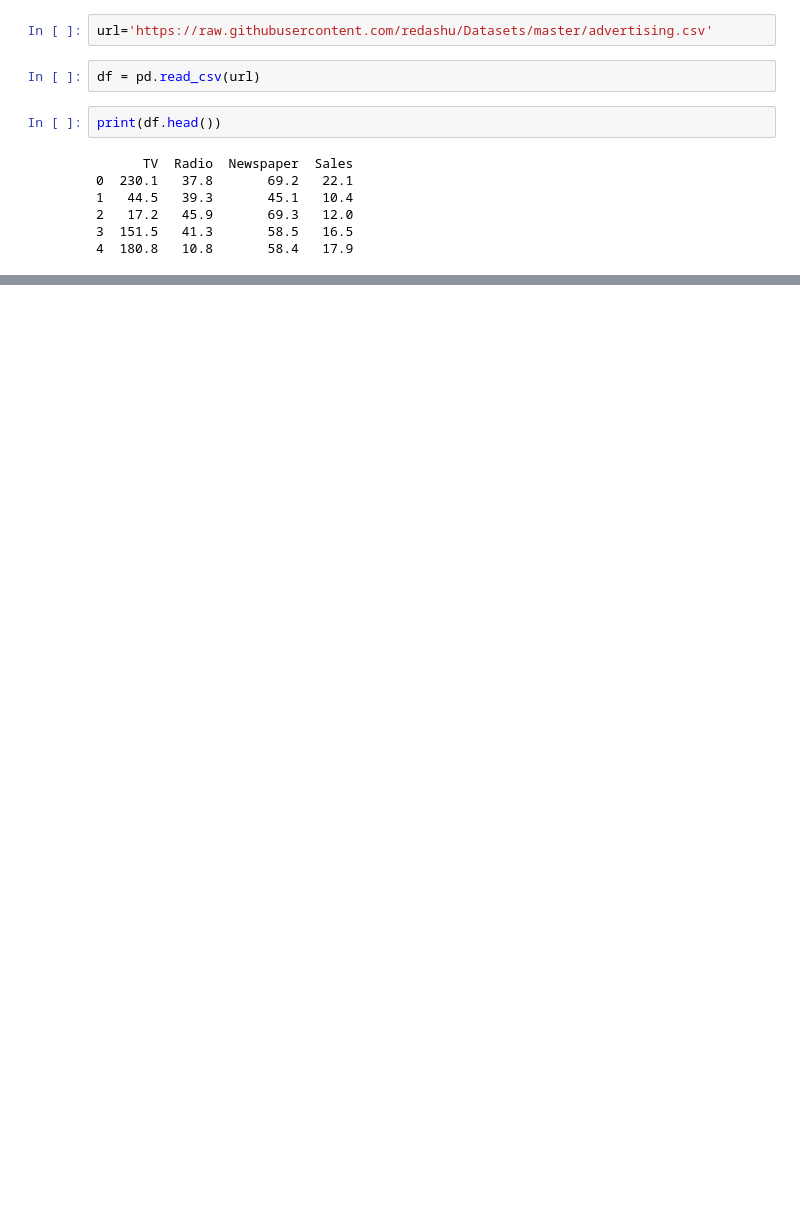
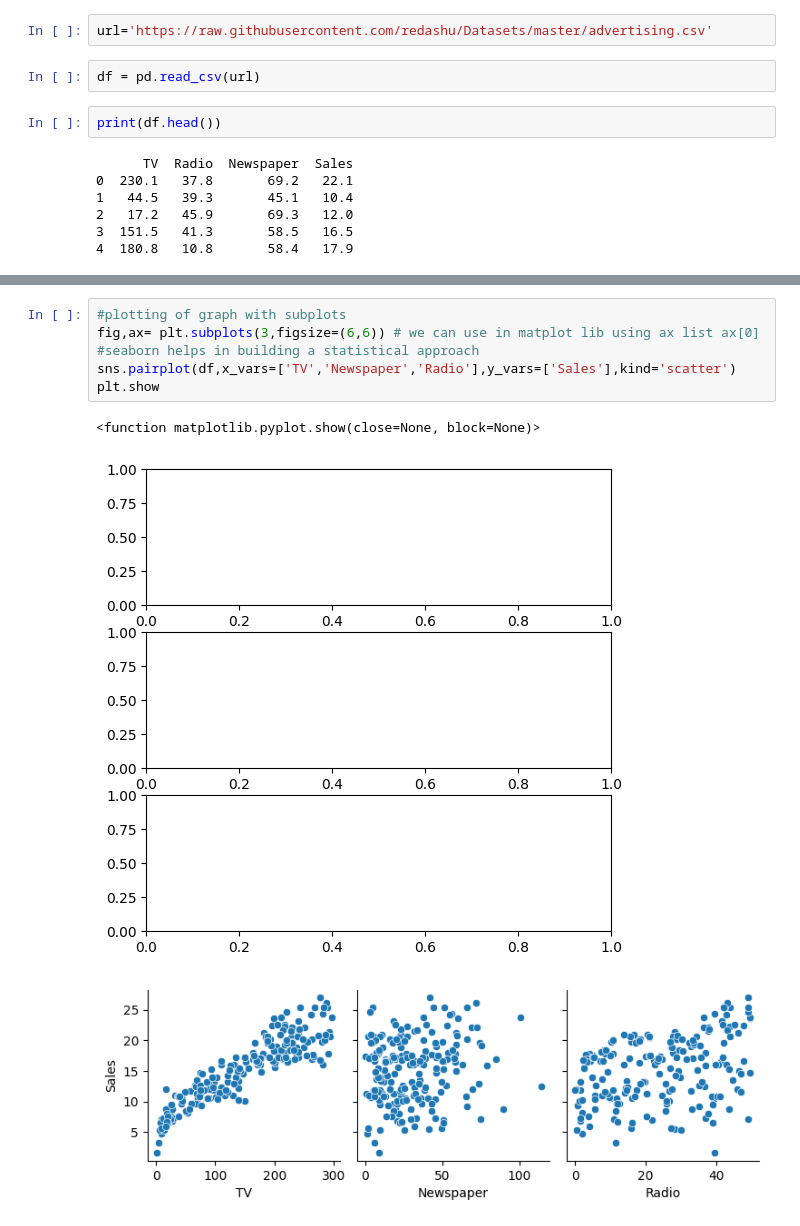
Before and after one commit to MahiAjay/Data_Visual, a Jupyter notebook: linear regression/linear.ipynb, the cells around one changed output, grey strips where cells are left out. Saved outputs shown, nothing was run; the diff lists cells and outputs as text; blank space fills up the shorter version.

```diff
--- a/linear regression/linear.ipynb
+++ b/linear regression/linear.ipynb
@@ -52,0 +74,10 @@ from sklearn import datasets            #for dataset in scikit-learn
+# %%
+#plotting of graph with subplots
+fig,ax= plt.subplots(3,figsize=(6,6)) # we can use in matplot lib using ax list ax[0]
+#seaborn helps in building a statistical approach
+sns.pairplot(df,x_vars=['TV','Newspaper','Radio'],y_vars=['Sales'],kind='scatter')
+plt.show
+# %% [output]
+<function matplotlib.pyplot.show(close=None, block=None)>
+[figure, added]
+[figure, added]
```
Also changed, not shown: parts of 11 cells of this notebook.
